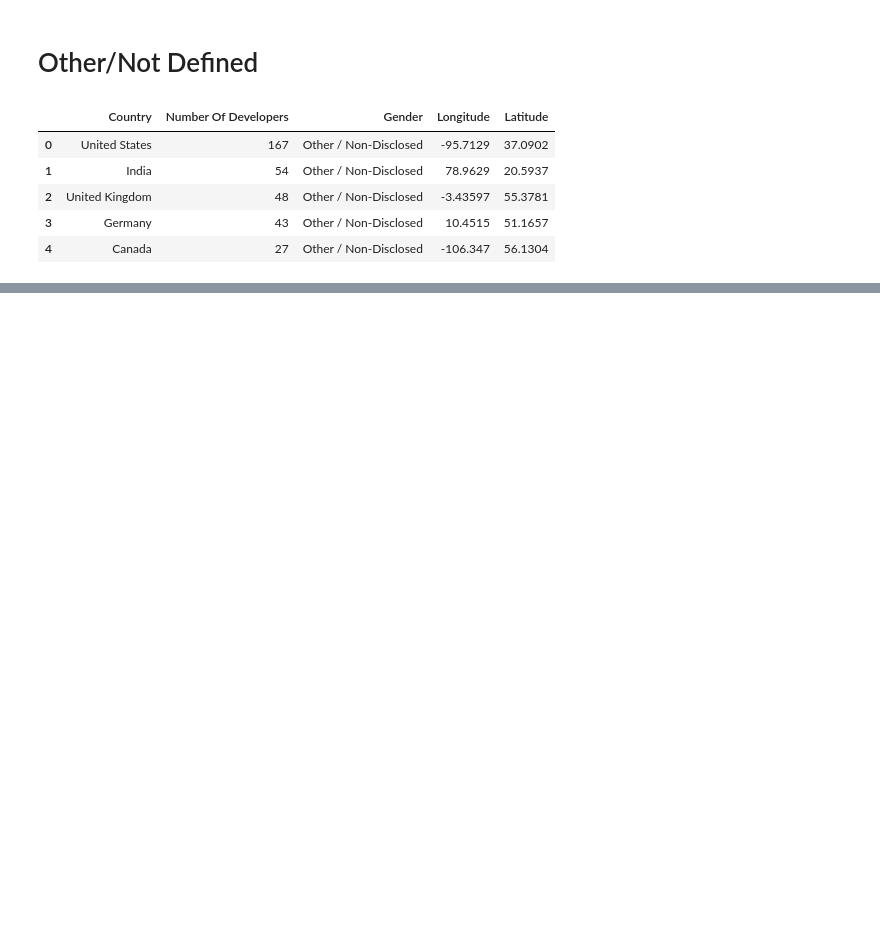
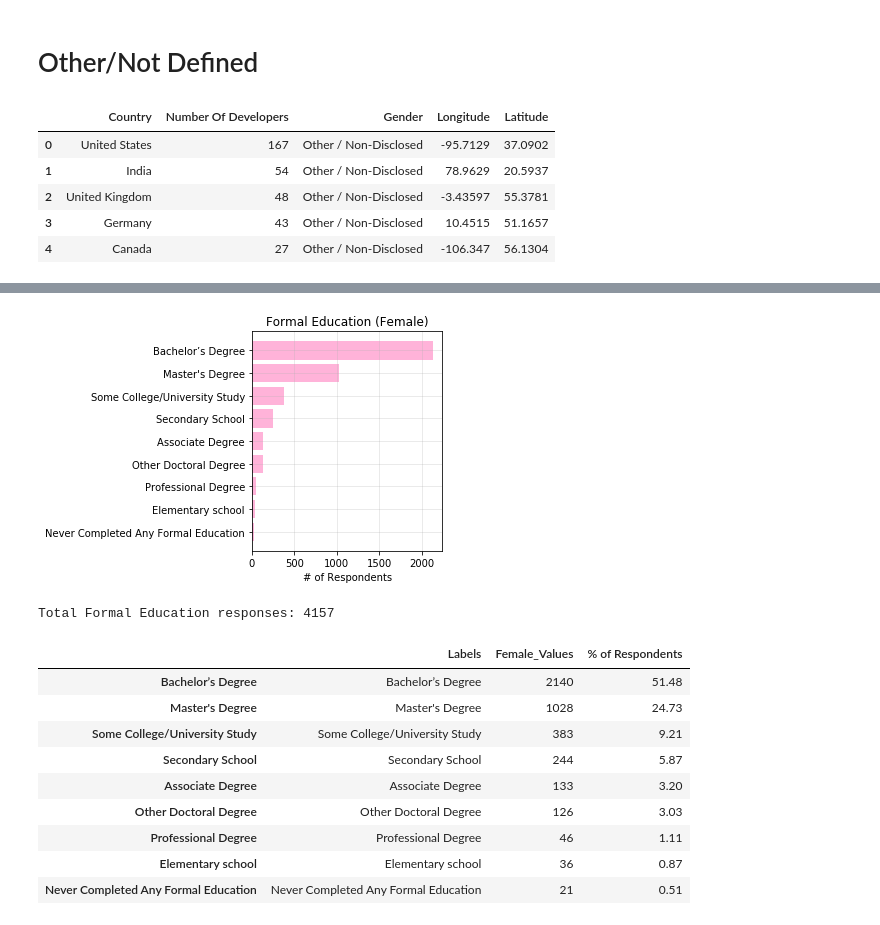
Before and after one commit to poojasheelvanth/Group-5-monwed, a Jupyter notebook: Files/Stack_Overflow_Developers_Analysis.ipynb, the cells around one changed output, grey strips where cells are left out. Cells and saved outputs as stored; diff of their text form; code cells hidden in the pictures; blank space fills up the shorter version.

```diff
--- a/Files/Stack_Overflow_Developers_Analysis.ipynb
+++ b/Files/Stack_Overflow_Developers_Analysis.ipynb
@@ -346,0 +479,37 @@ fig
+# %%
+FE_Female_df_temp = FE_Gender_df.loc[FE_Gender_df["Gender"]=="Female",:]
+FE_Female_df = FE_Female_df_temp.dropna()
+
+FE_Female_df_count = FE_Female_df['FormalEducation'].value_counts()
+Per_Female = round(((FE_Female_df_count/FE_Female_df_count.sum())*100),2)
+
+FE_Female_df = pd.DataFrame({'Labels' : FE_Female_df_count.index,
+                            'Female_Values' : FE_Female_df_count.values,
+                             "% of Respondents" : Per_Female
+})
+
+plt.barh(FE_Female_df['Labels'],FE_Female_df['Female_Values'], color='hotpink', alpha=0.5, align="center")
+plt.gca().invert_yaxis()
+plt.grid(alpha = 0.33)
+plt.title("Formal Education (Female)")
+plt.xlabel("# of Respondents")
+plt.tight_layout()
+# plt.savefig("Images/Formal_Education_Female.png")
+plt.show()
+
+print(f"Total Formal Education responses: {FE_Female_df_count.sum()}")
+
+FE_Female_df
+# %% [output]
+[figure, added]
+Total Formal Education responses: 4157
+|  | Labels | Female_Values | % of Respondents |
+| Bachelor’s Degree | Bachelor’s Degree | 2140 | 51.48 |
+| Master's Degree | Master's Degree | 1028 | 24.73 |
+| Some College/University Study | Some College/University Study | 383 | 9.21 |
+| Secondary School | Secondary School | 244 | 5.87 |
+| Associate Degree | Associate Degree | 133 | 3.20 |
+| Other Doctoral Degree | Other Doctoral Degree | 126 | 3.03 |
+| Professional Degree | Professional Degree | 46 | 1.11 |
+| Elementary school | Elementary school | 36 | 0.87 |
+| Never Completed Any Formal Education | Never Completed Any Formal Education | 21 | 0.51 |
```
Also changed, not shown: parts of 53 cells of this notebook, 9 other files.
